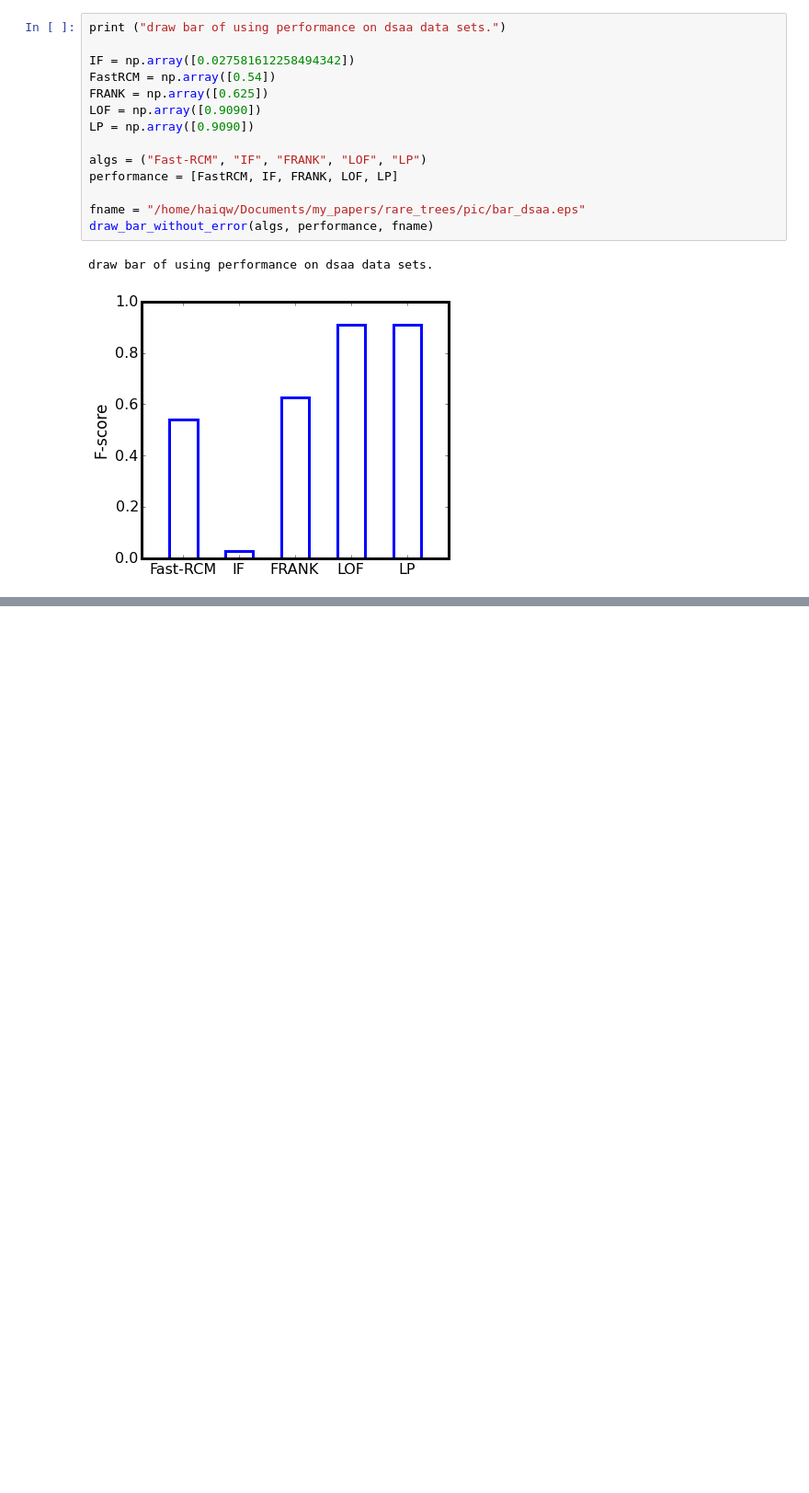
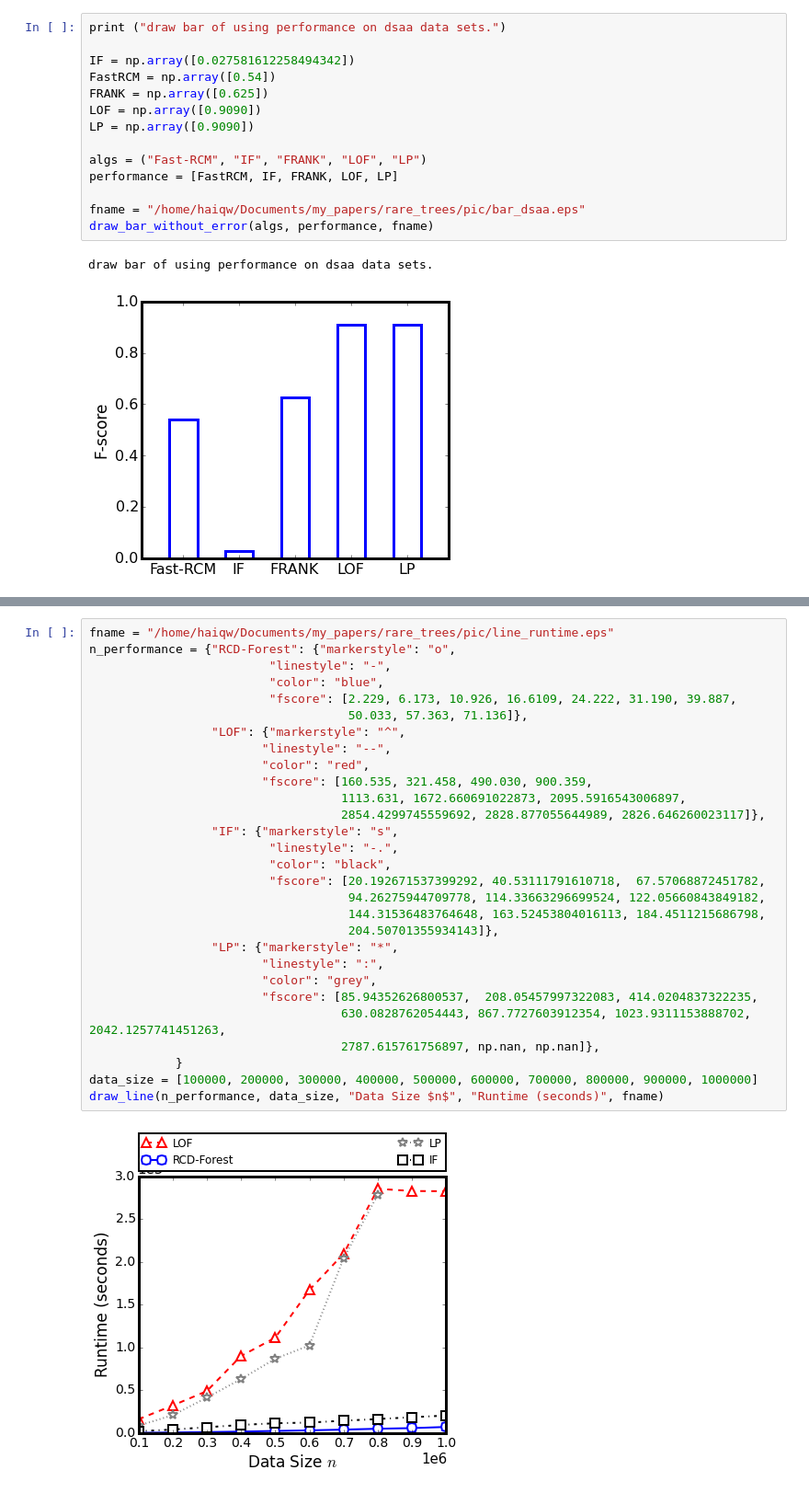
Before and after one commit to HaiQW/tools, a Jupyter notebook: figure/bar_eps.ipynb, the cells around one changed output, grey strips where cells are left out. Shown at 92% size. Drawn from its saved outputs; the diff is of its cells as text; blank space fills up the shorter version.

```diff
--- a/figure/bar_eps.ipynb
+++ b/figure/bar_eps.ipynb
@@ -186,0 +222,31 @@ draw bar of using performance on dsaa data sets.
+# %%
+fname = "/home/haiqw/Documents/my_papers/rare_trees/pic/line_runtime.eps"
+n_performance = {"RCD-Forest": {"markerstyle": "o",
+                         "linestyle": "-",
+                         "color": "blue",
+                         "fscore": [2.229, 6.173, 10.926, 16.6109, 24.222, 31.190, 39.887,
+                                    50.033, 57.363, 71.136]},
+                 "LOF": {"markerstyle": "^",
+                        "linestyle": "--",
+                        "color": "red",
+                        "fscore": [160.535, 321.458, 490.030, 900.359,
+                                   1113.631, 1672.660691022873, 2095.5916543006897,
+                                   2854.4299745559692, 2828.877055644989, 2826.646260023117]},
+                 "IF": {"markerstyle": "s",
+                         "linestyle": "-.",
+                         "color": "black",
+                         "fscore": [20.192671537399292, 40.53111791610718,  67.57068872451782,
+                                    94.26275944709778, 114.33663296699524, 122.05660843849182,
+                                    144.31536483764648, 163.52453804016113, 184.4511215686798,
+                                    204.50701355934143]},
+                 "LP": {"markerstyle": "*",
+                        "linestyle": ":",
+                        "color": "grey",
+                        "fscore": [85.94352626800537,  208.05457997322083, 414.0204837322235,
+                                   630.0828762054443, 867.7727603912354, 1023.9311153888702, 2042.1257741451263,
+                                   2787.615761756897, np.nan, np.nan]},
+            }
+data_size = [100000, 200000, 300000, 400000, 500000, 600000, 700000, 800000, 900000, 1000000]
+draw_line(n_performance, data_size, "Data Size $n$", "Runtime (seconds)", fname)
+# %% [output]
+[figure, added]
```
Also changed, not shown: parts of 6 cells of this notebook, 1 other file.
